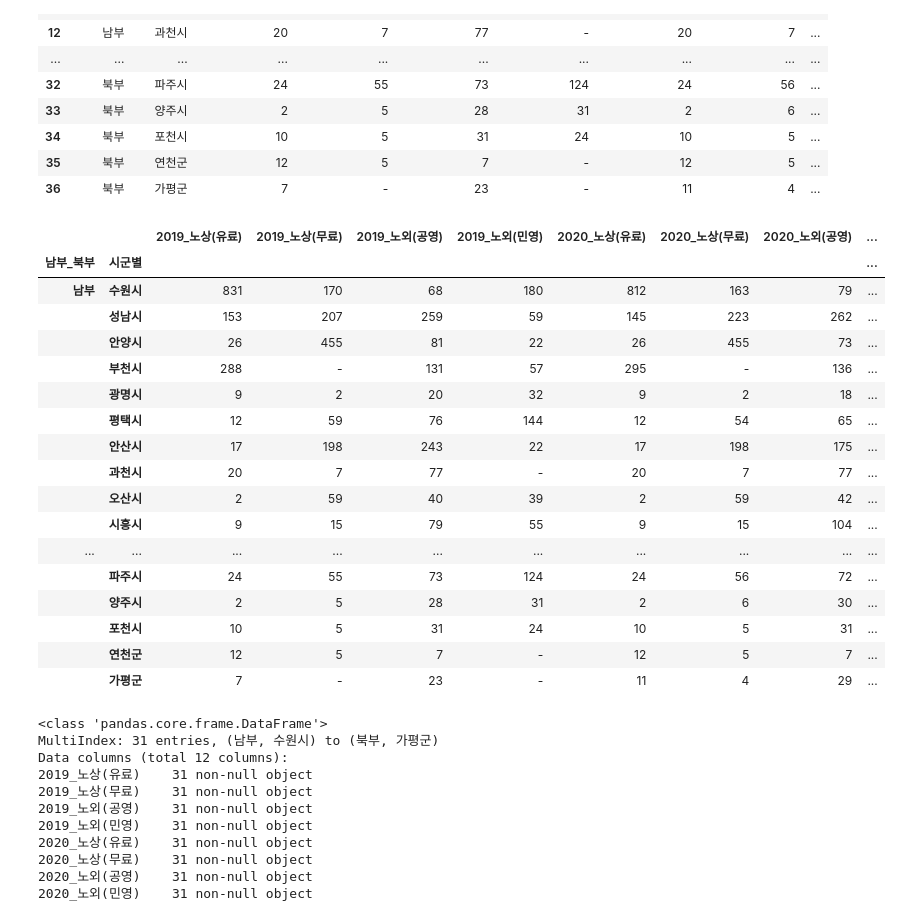
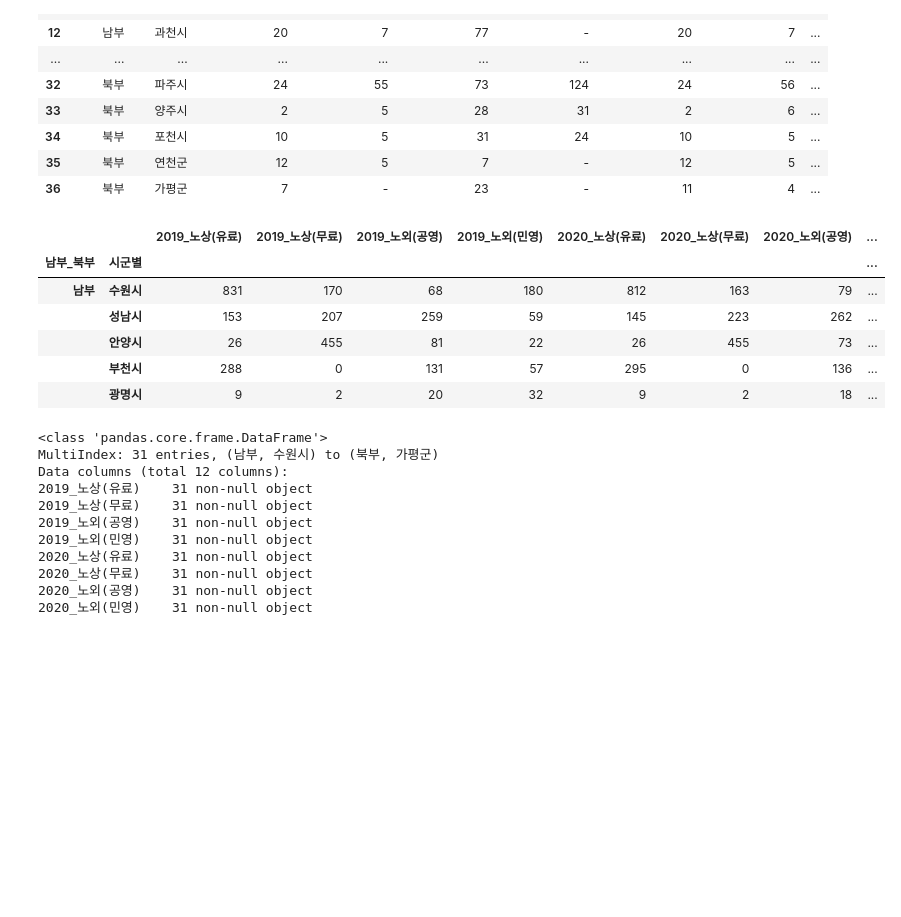
Before and after one commit to SANGHEEZZANG/GGpark, a Jupyter notebook: 경기도주차장수.ipynb, the cells around one changed output. Saved outputs shown, nothing was run; the diff lists cells and outputs as text; code cells hidden in the pictures; blank space fills up the shorter version.

```diff
--- a/경기도주차장수.ipynb
+++ b/경기도주차장수.ipynb
@@ -166,26 +166,15 @@ df6
 # %%
 df7 = df6.drop(index=[0,1]).set_index(['남부_북부','시군별']) # 노상,유료/무료 행 지우고 남부_북부, 시군별 컬럼을 인덱스로 지정
 # %%
-df7
+df7.head()
 # %% [output]
 |  |  | 2019_노상(유료) | 2019_노상(무료) | 2019_노외(공영) | 2019_노외(민영) | 2020_노상(유료) | 2020_노상(무료) | 2020_노외(공영) | ... |
 | 남부_북부 | 시군별 |  |  |  |  |  |  |  | ... |
 | 남부 | 수원시 | 831 | 170 | 68 | 180 | 812 | 163 | 79 | ... |
 |  | 성남시 | 153 | 207 | 259 | 59 | 145 | 223 | 262 | ... |
 |  | 안양시 | 26 | 455 | 81 | 22 | 26 | 455 | 73 | ... |
-|  | 부천시 | 288 | - | 131 | 57 | 295 | - | 136 | ... |
+|  | 부천시 | 288 | 0 | 131 | 57 | 295 | 0 | 136 | ... |
 |  | 광명시 | 9 | 2 | 20 | 32 | 9 | 2 | 18 | ... |
-|  | 평택시 | 12 | 59 | 76 | 144 | 12 | 54 | 65 | ... |
-|  | 안산시 | 17 | 198 | 243 | 22 | 17 | 198 | 175 | ... |
-|  | 과천시 | 20 | 7 | 77 | - | 20 | 7 | 77 | ... |
-|  | 오산시 | 2 | 59 | 40 | 39 | 2 | 59 | 42 | ... |
-|  | 시흥시 | 9 | 15 | 79 | 55 | 9 | 15 | 104 | ... |
-| ... | ... | ... | ... | ... | ... | ... | ... | ... | ... |
-|  | 파주시 | 24 | 55 | 73 | 124 | 24 | 56 | 72 | ... |
-|  | 양주시 | 2 | 5 | 28 | 31 | 2 | 6 | 30 | ... |
-|  | 포천시 | 10 | 5 | 31 | 24 | 10 | 5 | 31 | ... |
-|  | 연천군 | 12 | 5 | 7 | - | 12 | 5 | 7 | ... |
-|  | 가평군 | 7 | - | 23 | - | 11 | 4 | 29 | ... |
 # %%
 df7.info()
 # %% [output]
```
Also changed, not shown: parts of 3 cells of this notebook.
